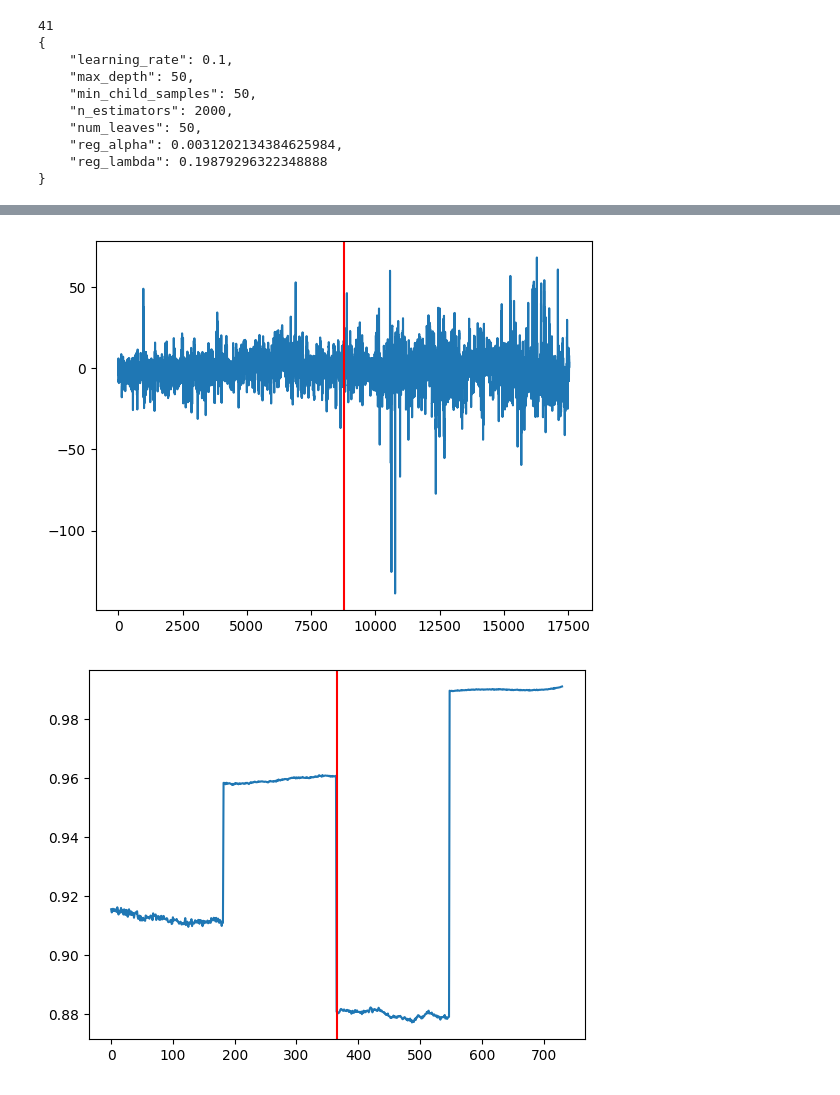
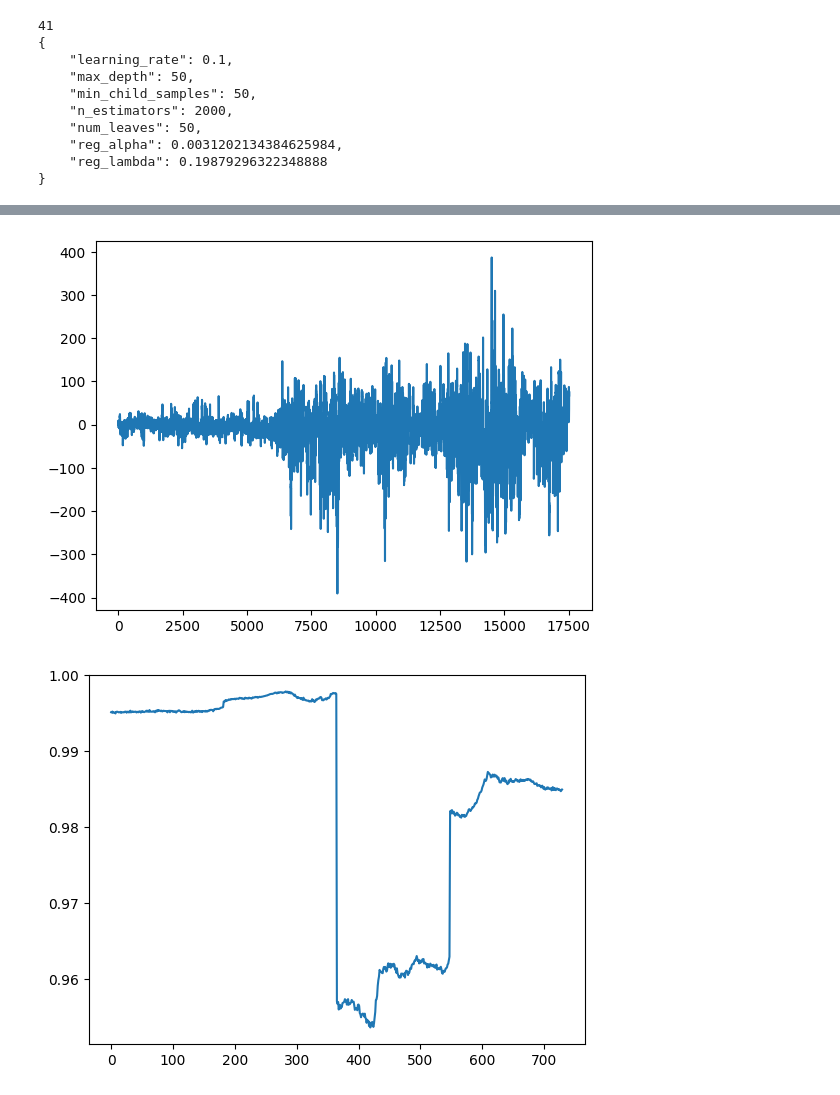
Before and after one commit to Holdols/Bachelor-Thesis, a Jupyter notebook: Master_document_results.ipynb, the cells around one changed output, grey strips where cells are left out. Cells and saved outputs as stored; diff of their text form; code cells hidden in the pictures.

```diff
--- a/Master_document_results.ipynb
+++ b/Master_document_results.ipynb
@@ -906,12 +900,10 @@ plt.plot(scores1)
 [figure]
 # %%
-plt.plot(error1)
-plt.axvline(x=len(error1)/2, color='red')
+plt.plot(error2)
 plt.show()
 
-plt.plot(scores1)
-plt.axvline(x=366, color='red')
+plt.plot(scores2)
 plt.show()
 # %% [output]
-[figure, old version]
+[figure, new version]
-[figure, old version]
+[figure, new version]
```
Also changed, not shown: parts of 5 cells of this notebook, 2 other files.
